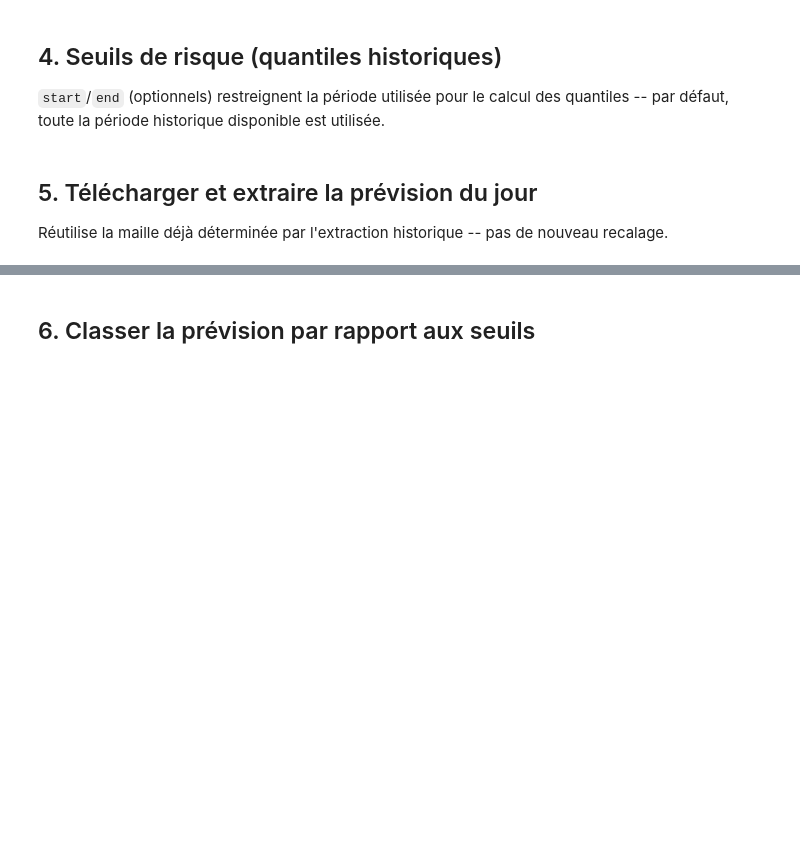
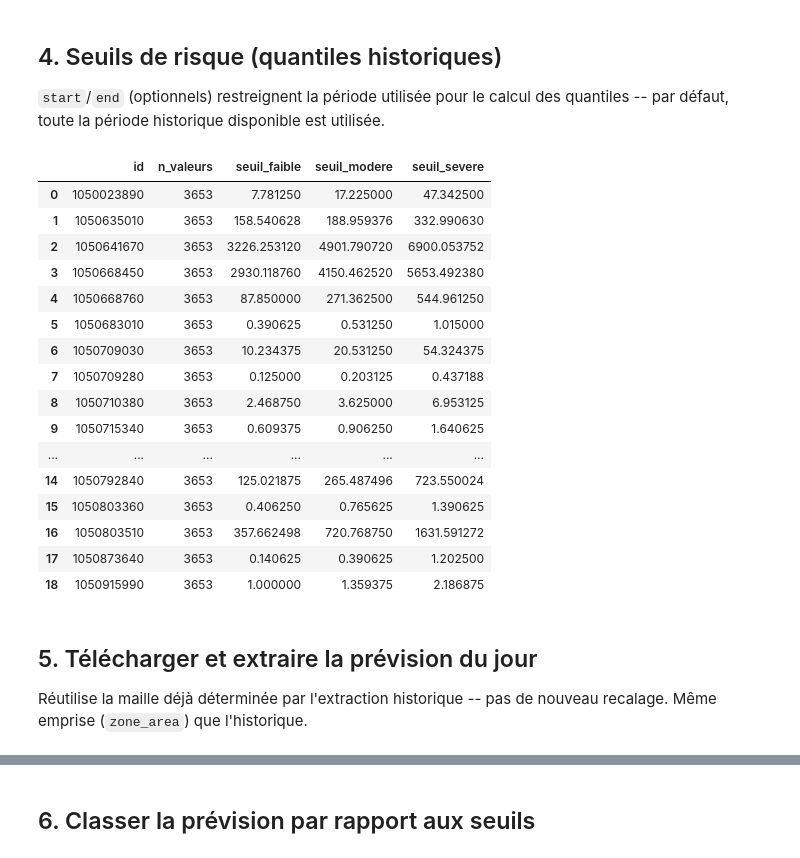
Before and after one commit to AGRHYMET-CCR-AOS/glofas-toolkit, a Jupyter notebook: zone_etude_risque.ipynb, the cells around one changed output, grey strips where cells are left out. Drawn from its saved outputs; the diff is of its cells as text; code cells hidden in the pictures; blank space fills up the shorter version.

```diff
--- a/zone_etude_risque.ipynb
+++ b/zone_etude_risque.ipynb
@@ -151,18 +314,36 @@ des quantiles -- par défaut, toute la période historique disponible est
 utilisée.
 # %%
 seuils = compute_historical_thresholds(
-    "resultats/extraction_zone_series.csv",
-    basis="annual_max",                          # "daily" ou "annual_max"
+    RESULTS_DIR / "historique_series.csv",
+    basis="daily",                          # daily ou "annual_max"
     start=None,                             # ex. "1985-01-01" -- None = toute la période disponible
     end=None,                               # ex. "2010-12-31"
-    output="resultats/seuils_risque_zone.csv",
+    output=RESULTS_DIR / "seuils_risque.csv",
 )
 seuils
+# %% [output]
+|  | id | n_valeurs | seuil_faible | seuil_modere | seuil_severe |
+| 0 | 1050023890 | 3653 | 7.781250 | 17.225000 | 47.342500 |
+| 1 | 1050635010 | 3653 | 158.540628 | 188.959376 | 332.990630 |
+| 2 | 1050641670 | 3653 | 3226.253120 | 4901.790720 | 6900.053752 |
+| 3 | 1050668450 | 3653 | 2930.118760 | 4150.462520 | 5653.492380 |
+| 4 | 1050668760 | 3653 | 87.850000 | 271.362500 | 544.961250 |
+| 5 | 1050683010 | 3653 | 0.390625 | 0.531250 | 1.015000 |
+| 6 | 1050709030 | 3653 | 10.234375 | 20.531250 | 54.324375 |
+| 7 | 1050709280 | 3653 | 0.125000 | 0.203125 | 0.437188 |
+| 8 | 1050710380 | 3653 | 2.468750 | 3.625000 | 6.953125 |
+| 9 | 1050715340 | 3653 | 0.609375 | 0.906250 | 1.640625 |
+| ... | ... | ... | ... | ... | ... |
+| 14 | 1050792840 | 3653 | 125.021875 | 265.487496 | 723.550024 |
+| 15 | 1050803360 | 3653 | 0.406250 | 0.765625 | 1.390625 |
+| 16 | 1050803510 | 3653 | 357.662498 | 720.768750 | 1631.591272 |
+| 17 | 1050873640 | 3653 | 0.140625 | 0.390625 | 1.202500 |
+| 18 | 1050915990 | 3653 | 1.000000 | 1.359375 | 2.186875 |
 # %% [markdown]
 ## 5. Télécharger et extraire la prévision du jour
 
 Réutilise la maille déjà déterminée par l'extraction historique -- pas de
-nouveau recalage.
+nouveau recalage. Même emprise (`zone_area`) que l'historique.
 # %%
 download_glofas_forecast(
     issue_date=(date.today() - timedelta(days=1)).isoformat(),
```
Also changed, not shown: parts of 19 cells of this notebook, 3 other files.
